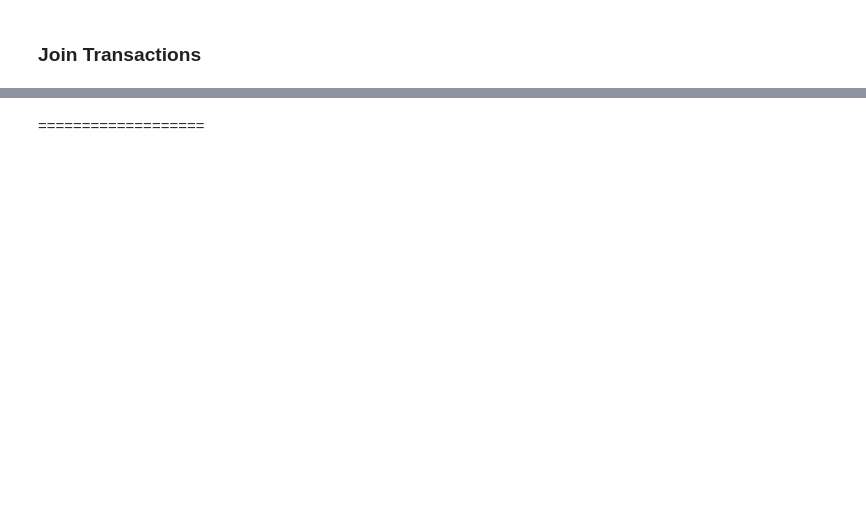
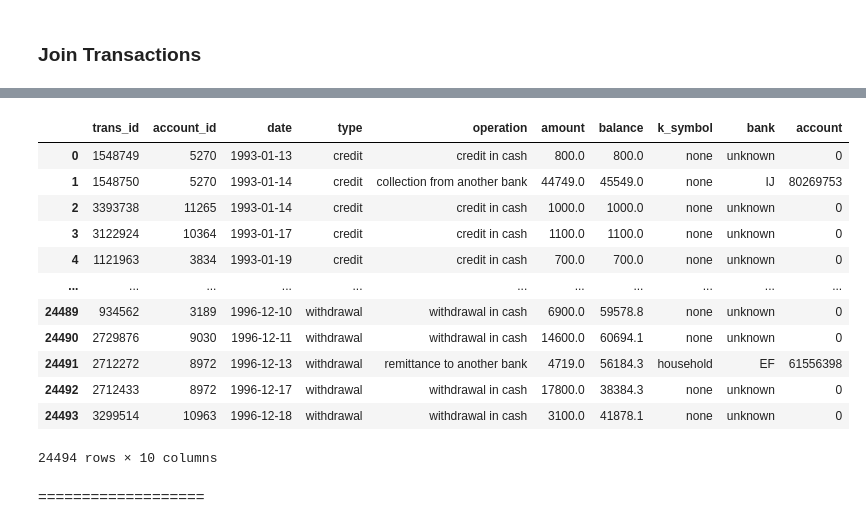
Before and after one commit to ruialves35/feup-ac, a Jupyter notebook: src/analysis/dataAnalysis.ipynb, the cells around one changed output, grey strips where cells are left out. Saved outputs shown, nothing was run; the diff lists cells and outputs as text; code cells hidden in the pictures; blank space fills up the shorter version.

Commit message:
Add: Started Transactions data analysis

```diff
--- a/src/analysis/dataAnalysis.ipynb
+++ b/src/analysis/dataAnalysis.ipynb
@@ -18,7 +18,7 @@ disp_data = pd.read_csv("../../assets/clean/disp.csv", dtype={"disp_id": int, "c
 district_data = pd.read_csv("../../assets/clean/district.csv")
 loan_data = pd.read_csv("../../assets/clean/loan_dev.csv")
 transaction_data = pd.read_csv("../../assets/clean/trans_dev.csv", dtype=
-    {"trans_id": str, "account_id": str, "date": str, "type": str, "operation": str, "amount": float, "balance": float, "k_symbol": str, "bank": str, "account": str}
+    {"trans_id": int, "account_id": int, "date": str, "type": str, "operation": str, "amount": float, "balance": float, "k_symbol": str, "bank": str, "account": str}
 )
 # %% [markdown]
 ## Data Exploratory Analysis
@@ -358,3 +398,25 @@ Name: card_type, dtype: int64
+# %%
+def filter_missing_accounts():
+    account_ids = df["account_id"].unique()
+    return transaction_data[transaction_data["account_id"].isin(account_ids)]
+
+
+active_transactions = filter_missing_accounts()
+active_transactions
+# %% [output]
+|  | trans_id | account_id | date | type | operation | amount | balance | k_symbol | bank | account |
+| 0 | 1548749 | 5270 | 1993-01-13 | credit | credit in cash | 800.0 | 800.0 | none | unknown | 0 |
+| 1 | 1548750 | 5270 | 1993-01-14 | credit | collection from another bank | 44749.0 | 45549.0 | none | IJ | 80269753 |
+| 2 | 3393738 | 11265 | 1993-01-14 | credit | credit in cash | 1000.0 | 1000.0 | none | unknown | 0 |
+| 3 | 3122924 | 10364 | 1993-01-17 | credit | credit in cash | 1100.0 | 1100.0 | none | unknown | 0 |
+| 4 | 1121963 | 3834 | 1993-01-19 | credit | credit in cash | 700.0 | 700.0 | none | unknown | 0 |
+| ... | ... | ... | ... | ... | ... | ... | ... | ... | ... | ... |
+| 24489 | 934562 | 3189 | 1996-12-10 | withdrawal | withdrawal in cash | 6900.0 | 59578.8 | none | unknown | 0 |
+| 24490 | 2729876 | 9030 | 1996-12-11 | withdrawal | withdrawal in cash | 14600.0 | 60694.1 | none | unknown | 0 |
+| 24491 | 2712272 | 8972 | 1996-12-13 | withdrawal | remittance to another bank | 4719.0 | 56184.3 | household | EF | 61556398 |
+| 24492 | 2712433 | 8972 | 1996-12-17 | withdrawal | withdrawal in cash | 17800.0 | 38384.3 | none | unknown | 0 |
+| 24493 | 3299514 | 10963 | 1996-12-18 | withdrawal | withdrawal in cash | 3100.0 | 41878.1 | none | unknown | 0 |
+24494 rows × 10 columns
 # %% [markdown]
 ===================
 # %%
```
Also changed, not shown: parts of 8 cells of this notebook.
